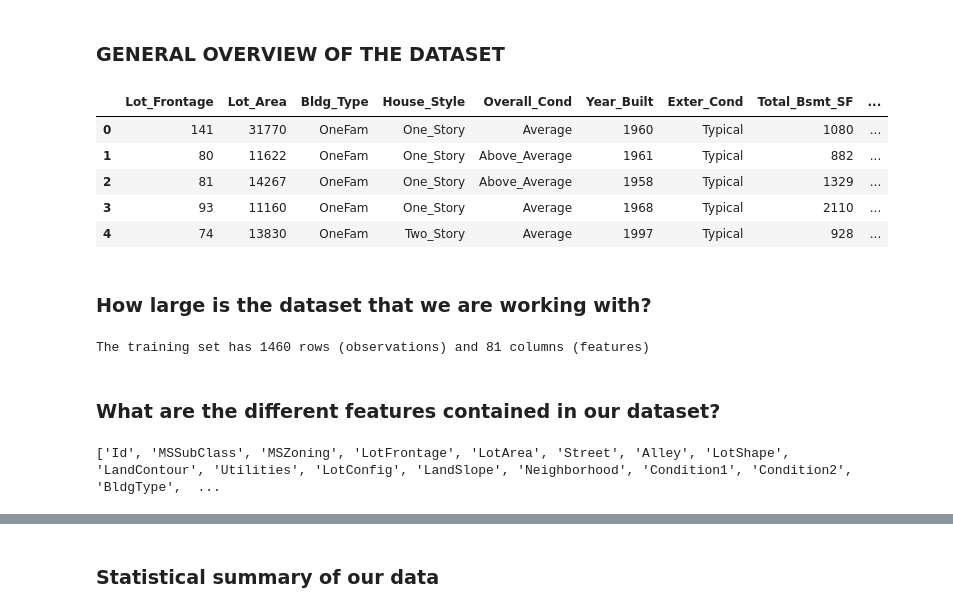
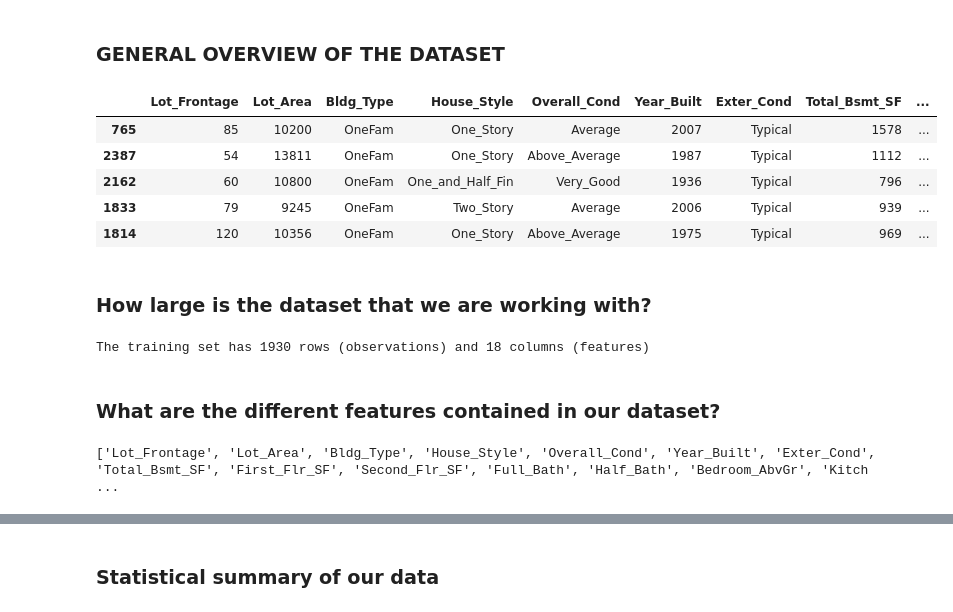
Before and after one commit to Sunday-Oladokun/Predictive-Modelling-Of-House-Prices-Using-Regression-Models, a Jupyter notebook: House Prices Prediction.ipynb, the cells around one changed output, grey strips where cells are left out. Saved outputs shown, nothing was run; the diff lists cells and outputs as text; code cells hidden in the pictures.

```diff
--- a/House Prices Prediction.ipynb
+++ b/House Prices Prediction.ipynb
@@ -71,0 +70,19 @@ target =
+# %%
+# Set the random seed for reproducibility
+random_seed = 42
+
+# Define the fraction of data to be used for the training set
+train_fraction = 0.8
+
+# Sample the training data
+train_df = df.sample(frac=train_fraction, random_state=random_seed)
+
+# Get the test data by dropping the training indices
+test_df = df.drop(train_data.index)
+
+# # Separate features and target for training and test sets
+# X_train = train_data.drop('target_column', axis=1)
+# y_train = train_data['target_column']
+
+# X_test = test_data.drop('target_column', axis=1)
+# y_test = test_data['target_column']
@@ -99,23 +134,23 @@ Feature engineering
 ### **GENERAL OVERVIEW OF THE DATASET**
 # %%
 # Check the first five rows
-df.head()
+train_df.head()
 # %% [output]
 |  | Lot_Frontage | Lot_Area | Bldg_Type | House_Style | Overall_Cond | Year_Built | Exter_Cond | Total_Bsmt_SF | ... |
-| 0 | 141 | 31770 | OneFam | One_Story | Average | 1960 | Typical | 1080 | ... |
-| 1 | 80 | 11622 | OneFam | One_Story | Above_Average | 1961 | Typical | 882 | ... |
-| 2 | 81 | 14267 | OneFam | One_Story | Above_Average | 1958 | Typical | 1329 | ... |
-| 3 | 93 | 11160 | OneFam | One_Story | Average | 1968 | Typical | 2110 | ... |
-| 4 | 74 | 13830 | OneFam | Two_Story | Average | 1997 | Typical | 928 | ... |
+| 765 | 85 | 10200 | OneFam | One_Story | Average | 2007 | Typical | 1578 | ... |
+| 2387 | 54 | 13811 | OneFam | One_Story | Above_Average | 1987 | Typical | 1112 | ... |
+| 2162 | 60 | 10800 | OneFam | One_and_Half_Fin | Very_Good | 1936 | Typical | 796 | ... |
+| 1833 | 79 | 9245 | OneFam | Two_Story | Average | 2006 | Typical | 939 | ... |
+| 1814 | 120 | 10356 | OneFam | One_Story | Above_Average | 1975 | Typical | 969 | ... |
 # %% [markdown]
 ### **How large is the dataset that we are working with?**
 # %%
 # Check the size of the dataset
-data_size = df.shape
+data_size = train_df.shape
 
-print(f'The training set has {train_size[0]} rows (observations) and {train_size[-1]} columns (features)')
+print(f'The training set has {data_size[0]} rows (observations) and {data_size[-1]} columns (features)')
 # %% [output]
-The training set has 1460 rows (observations) and 81 columns (features)
+The training set has 1930 rows (observations) and 18 columns (features)
 # %% [markdown]
 ### **What are the different features contained in our dataset?**
 # %%
@@ -123,4 +158,4 @@ The training set has 1460 rows (observations) and 81 columns (features)
 columns = list(train_df.columns)
 print(columns)
 # %% [output]
-['Id', 'MSSubClass', 'MSZoning', 'LotFrontage', 'LotArea', 'Street', 'Alley', 'LotShape', 'LandContour', 'Utilities', 'LotConfig', 'LandSlope', 'Neighborhood', 'Condition1', 'Condition2', 'BldgType',  ...
+['Lot_Frontage', 'Lot_Area', 'Bldg_Type', 'House_Style', 'Overall_Cond', 'Year_Built', 'Exter_Cond', 'Total_Bsmt_SF', 'First_Flr_SF', 'Second_Flr_SF', 'Full_Bath', 'Half_Bath', 'Bedroom_AbvGr', 'Kitch ...
```
Also changed, not shown: parts of 11 cells of this notebook.
